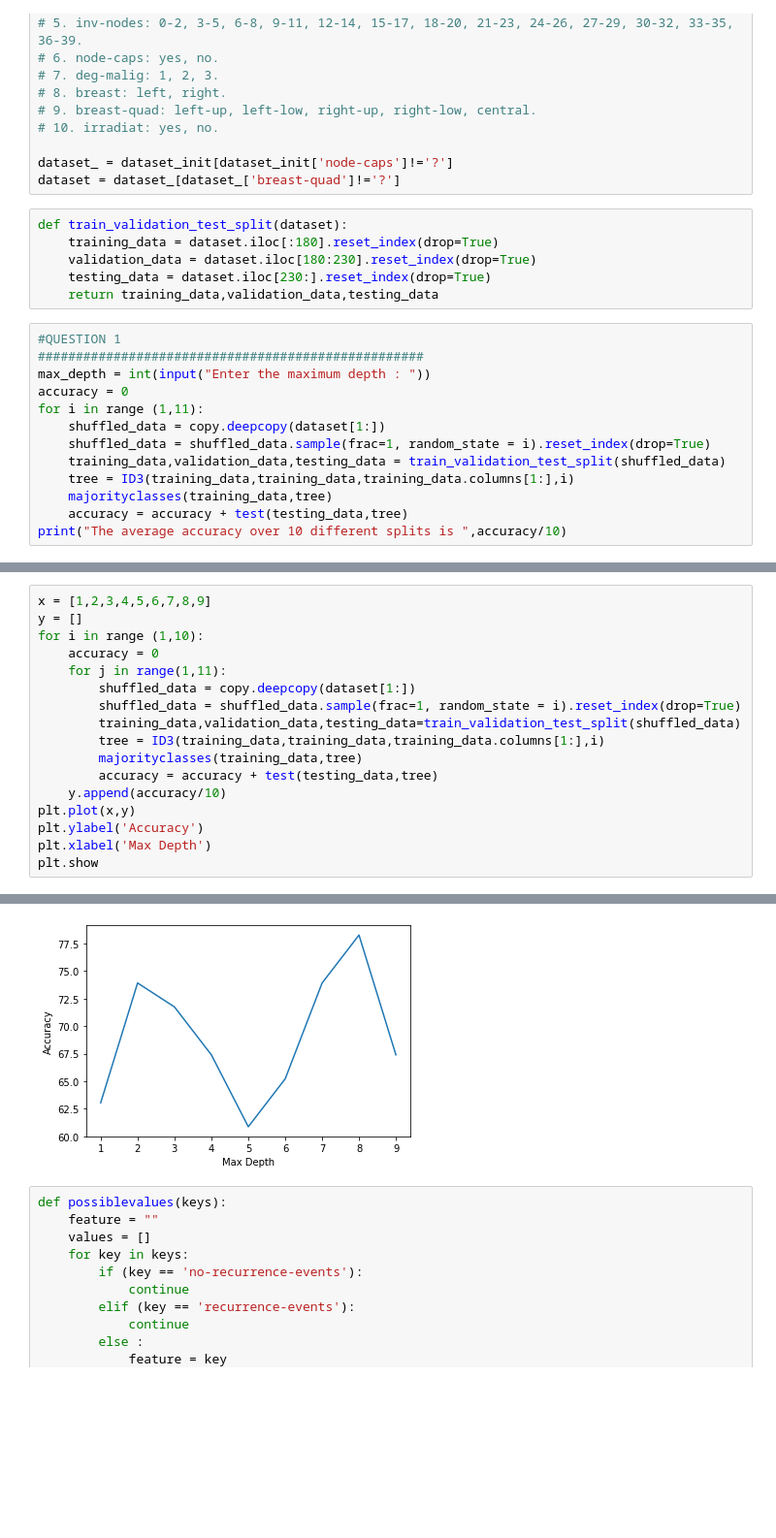
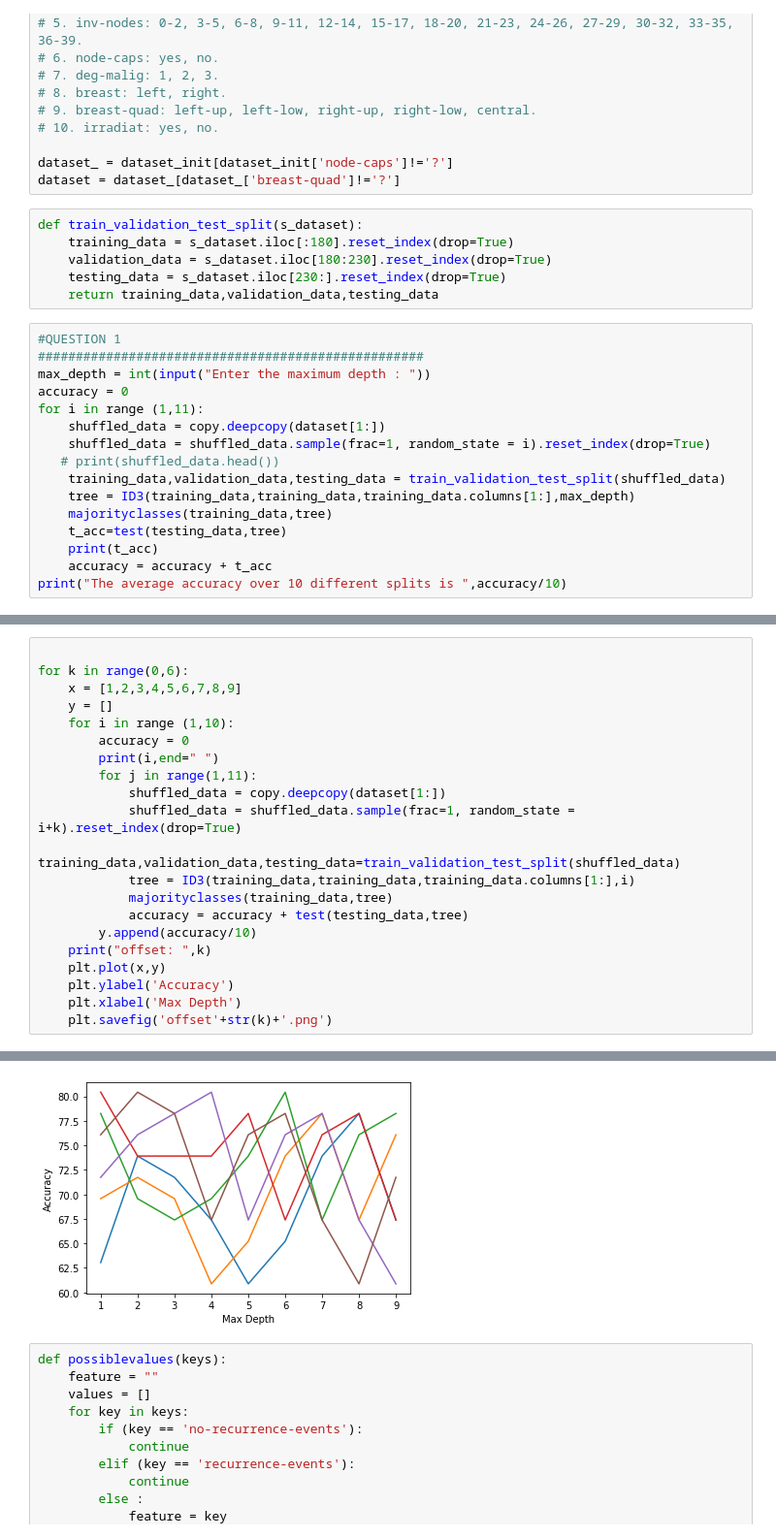
Before and after one commit to SANJAY729/Decision_Tree, a Jupyter notebook: allo.ipynb, the cells around one changed output, grey strips where cells are left out. Shown at 97% size. Saved outputs shown, nothing was run; the diff lists cells and outputs as text; blank space fills up the shorter version.

```diff
--- a/allo.ipynb
+++ b/allo.ipynb
@@ -107,10 +107,10 @@ dataset_init = pd.read_csv('breast-cancer.csv',
 dataset_ = dataset_init[dataset_init['node-caps']!='?']
 dataset = dataset_[dataset_['breast-quad']!='?']
 # %%
-def train_validation_test_split(dataset):
-    training_data = dataset.iloc[:180].reset_index(drop=True)
-    validation_data = dataset.iloc[180:230].reset_index(drop=True)
-    testing_data = dataset.iloc[230:].reset_index(drop=True)
+def train_validation_test_split(s_dataset):
+    training_data = s_dataset.iloc[:180].reset_index(drop=True)
+    validation_data = s_dataset.iloc[180:230].reset_index(drop=True)
+    testing_data = s_dataset.iloc[230:].reset_index(drop=True)
     return training_data,validation_data,testing_data
 # %%
 #QUESTION 1
@@ -120,9 +120,12 @@ accuracy = 0
 for i in range (1,11):
     shuffled_data = copy.deepcopy(dataset[1:])
     shuffled_data = shuffled_data.sample(frac=1, random_state = i).reset_index(drop=True)
+   # print(shuffled_data.head())
     training_data,validation_data,testing_data = train_validation_test_split(shuffled_data)
-    tree = ID3(training_data,training_data,training_data.columns[1:],i)
+    tree = ID3(training_data,training_data,training_data.columns[1:],max_depth)
     majorityclasses(training_data,tree)
-    accuracy = accuracy + test(testing_data,tree)
+    t_acc=test(testing_data,tree)
+    print(t_acc)
+    accuracy = accuracy + t_acc
 print("The average accuracy over 10 different splits is ",accuracy/10)
 # %% [output]
@@ -131,18 +144,22 @@ The average accuracy over 10 different splits is  69.78260869565217
 # %%
-x = [1,2,3,4,5,6,7,8,9]
-y = []
-for i in range (1,10):
-    accuracy = 0
-    for j in range(1,11):
-        shuffled_data = copy.deepcopy(dataset[1:])
-        shuffled_data = shuffled_data.sample(frac=1, random_state = i).reset_index(drop=True)
-        training_data,validation_data,testing_data=train_validation_test_split(shuffled_data)
-        tree = ID3(training_data,training_data,training_data.columns[1:],i)
-        majorityclasses(training_data,tree)
-        accuracy = accuracy + test(testing_data,tree)
-    y.append(accuracy/10)
-plt.plot(x,y)
-plt.ylabel('Accuracy')
-plt.xlabel('Max Depth')
-plt.show
+
+for k in range(0,6):
+    x = [1,2,3,4,5,6,7,8,9]
+    y = []
+    for i in range (1,10):
+        accuracy = 0
+        print(i,end=" ")
+        for j in range(1,11):
+            shuffled_data = copy.deepcopy(dataset[1:])
+            shuffled_data = shuffled_data.sample(frac=1, random_state = i+k).reset_index(drop=True)
+            training_data,validation_data,testing_data=train_validation_test_split(shuffled_data)
+            tree = ID3(training_data,training_data,training_data.columns[1:],i)
+            majorityclasses(training_data,tree)
+            accuracy = accuracy + test(testing_data,tree)
+        y.append(accuracy/10)
+    print("offset: ",k)
+    plt.plot(x,y)
+    plt.ylabel('Accuracy')
+    plt.xlabel('Max Depth')
+    plt.savefig('offset'+str(k)+'.png')
 # %% [output]
@@ -150,4 +172,4 @@ plt.show
-[figure, old version]
+[figure, new version]
 # %%
 def possiblevalues(keys):
     feature = ""
```
Also changed, not shown: parts of 3 cells of this notebook.
